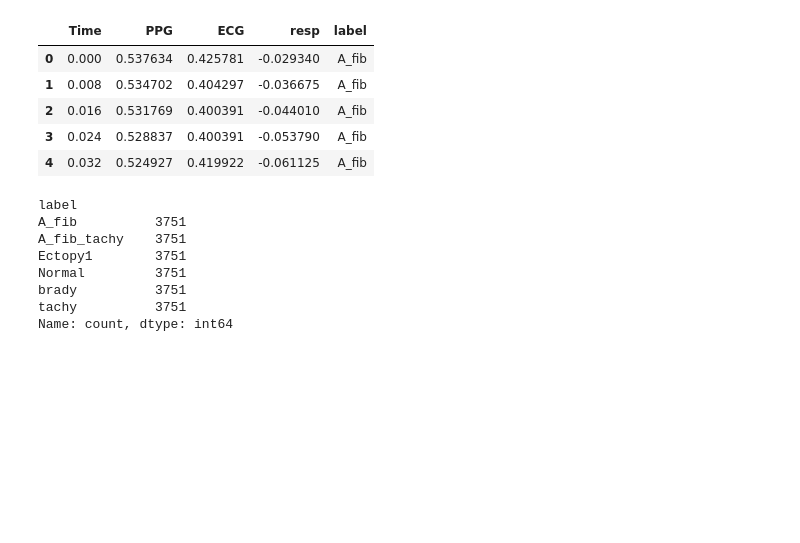
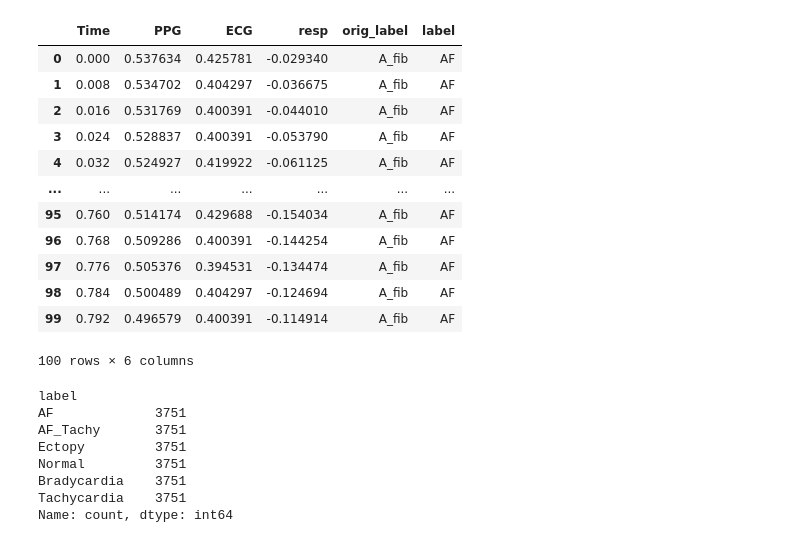
Before and after one commit to GuruRohan/ArrythmiaDetection, a Jupyter notebook: 1_load_data.ipynb, the cells around one changed output. Drawn from its saved outputs; the diff is of its cells as text; code cells hidden in the pictures; blank space fills up the shorter version.

```diff
--- a/1_load_data.ipynb
+++ b/1_load_data.ipynb
@@ -55,0 +14,29 @@ Name: count, dtype: int64
+# %%
+files = {
+    "A_fib": "A_fib.csv",
+    "A_fib_tachy": "A_fib_tachy.csv",
+    "Ectopy1": "Ectopy1.csv",
+    "Normal": "Normal.csv",
+    "brady": "brady.csv",
+    "tachy": "tachy.csv"
+}
+dfs = {}
+for label, path in files.items():
+    dfs[label] = pd.read_csv(path)
+    dfs[label]['orig_label'] = label
+# %%
+label_map = {
+    'A_fib': 'AF',
+    'A_fib_tachy': 'AF_Tachy',
+    'tachy': 'Tachycardia',
+    'brady': 'Bradycardia',
+    'Ectopy1': 'Ectopy',
+    'Normal': 'Normal'
+}
+# %%
+for key in dfs:
+    dfs[key]['label'] = dfs[key]['orig_label'].map(label_map)
+
+# Combine datasets
+df = pd.concat(dfs.values(), ignore_index=True)
+print("Label distribution:\n", df['label'].value_counts())
@@ -56,22 +53,29 @@ Name: count, dtype: int64
 # %%
-df.head()
+df.head(100)
 # %% [output]
-|  | Time | PPG | ECG | resp | label |
-| 0 | 0.000 | 0.537634 | 0.425781 | -0.029340 | A_fib |
-| 1 | 0.008 | 0.534702 | 0.404297 | -0.036675 | A_fib |
-| 2 | 0.016 | 0.531769 | 0.400391 | -0.044010 | A_fib |
-| 3 | 0.024 | 0.528837 | 0.400391 | -0.053790 | A_fib |
-| 4 | 0.032 | 0.524927 | 0.419922 | -0.061125 | A_fib |
+|  | Time | PPG | ECG | resp | orig_label | label |
+| 0 | 0.000 | 0.537634 | 0.425781 | -0.029340 | A_fib | AF |
+| 1 | 0.008 | 0.534702 | 0.404297 | -0.036675 | A_fib | AF |
+| 2 | 0.016 | 0.531769 | 0.400391 | -0.044010 | A_fib | AF |
+| 3 | 0.024 | 0.528837 | 0.400391 | -0.053790 | A_fib | AF |
+| 4 | 0.032 | 0.524927 | 0.419922 | -0.061125 | A_fib | AF |
+| ... | ... | ... | ... | ... | ... | ... |
+| 95 | 0.760 | 0.514174 | 0.429688 | -0.154034 | A_fib | AF |
+| 96 | 0.768 | 0.509286 | 0.400391 | -0.144254 | A_fib | AF |
+| 97 | 0.776 | 0.505376 | 0.394531 | -0.134474 | A_fib | AF |
+| 98 | 0.784 | 0.500489 | 0.404297 | -0.124694 | A_fib | AF |
+| 99 | 0.792 | 0.496579 | 0.400391 | -0.114914 | A_fib | AF |
+100 rows × 6 columns
 # %%
 df['label'].value_counts()
 # %% [output]
 label
-A_fib          3751
-A_fib_tachy    3751
-Ectopy1        3751
+AF             3751
+AF_Tachy       3751
+Ectopy         3751
 Normal         3751
-brady          3751
-tachy          3751
+Bradycardia    3751
+Tachycardia    3751
 Name: count, dtype: int64
 # %%
 df.isnull().sum()
```
Also changed, not shown: parts of 39 cells of this notebook.
